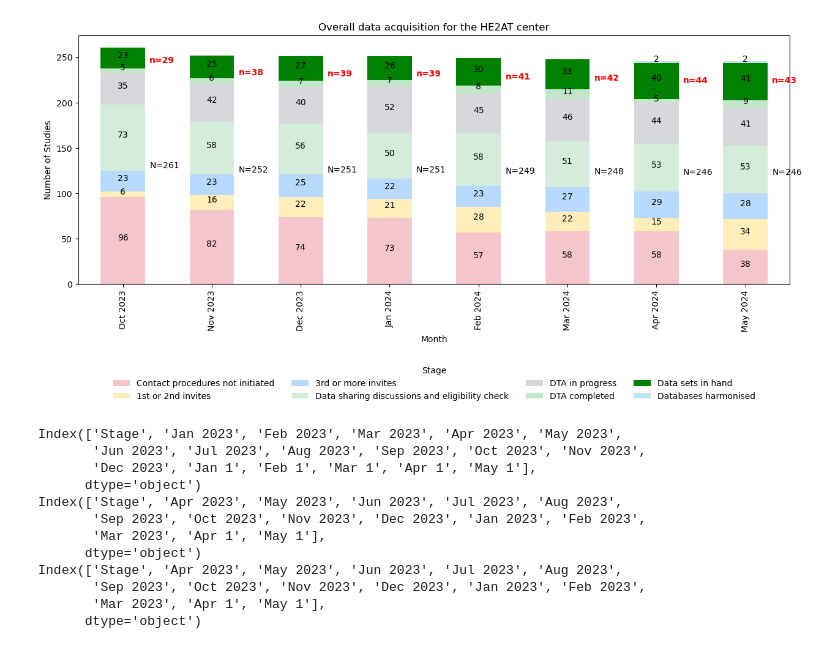
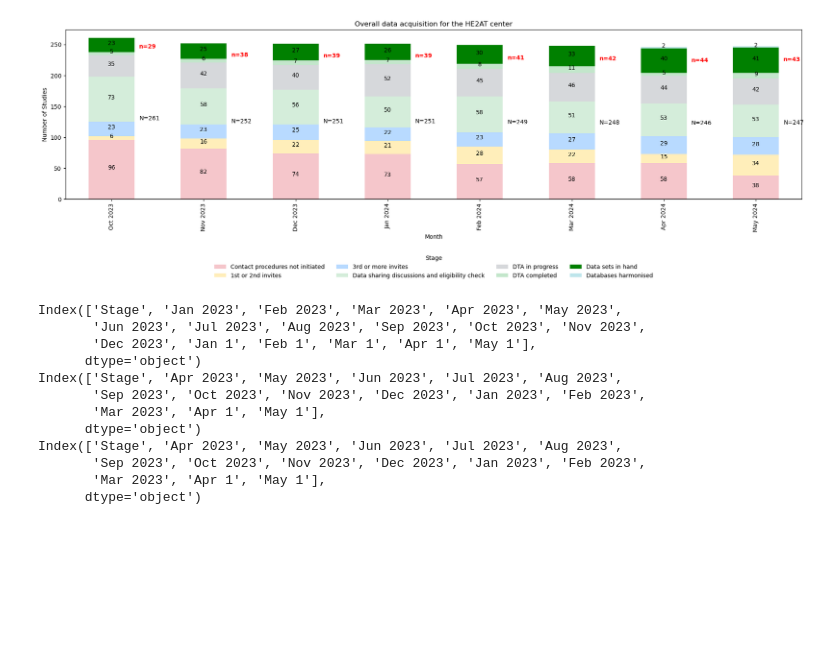
Before and after one commit to Logic06183/Heat_Project, a Jupyter notebook: RP2_report_0425.ipynb, the cells around one changed output. Cells and saved outputs as stored; diff of their text form; code cells hidden in the pictures; blank space fills up the shorter version.

```diff
--- a/RP2_report_0425.ipynb
+++ b/RP2_report_0425.ipynb
@@ -487,35 +343,35 @@ def plot_cumulative_stacked_bar_chart(dfs, title, last_n_months=8, color_map=Non
         labels = [f'{v.get_height():.0f}' if v.get_height() != 0 else '' for v in bar]
         ax.bar_label(bar, labels=labels, label_type='center', padding=3)
 
     for i, month in enumerate(transposed_df.index):
         month_data = transposed_df.loc[month]
         cumulative_height = float(month_data.drop('Ineligible/declined participation/data currently unavailable', errors='ignore').sum())
         excluded_height = float(month_data.get('Ineligible/declined participation/data currently unavailable', 0))
 
         x_position = i + 0.5
         # Adjust the positions of the N= and n= labels
         ax.text(i + 0.3, cumulative_height / 2, f"N={cumulative_height:.0f}", ha='left', va='center')
         if excluded_height > 0:
             ax.text(i + 0.3, cumulative_height - (excluded_height / 2), f"n={excluded_height:.0f}", ha='left', va='center', color='red', fontsize=10, fontweight='bold')
 
     ax.set_xticklabels([x.strftime('%b %Y') for x in transposed_df.index])
     ax.legend(title='Stage', loc='upper center', bbox_to_anchor=(0.5, -0.3), ncol=len(stage_order)//2, frameon=False)
-    plt.subplots_adjust(bottom=0.3)
+    plt.subplots_adjust(bottom=0.3, right=1.3)
     ax.set_title(title)
     ax.set_xlabel('Month')
     ax.set_ylabel('Number of Studies')
     plt.show()
 
 # Plot the cumulative graph
 plot_cumulative_stacked_bar_chart(
     [df_rp1, df_abj, df_jhb],
     'Overall data acquisition for the HE2AT center',
     last_n_months=8,
     color_map=color_map,
     stage_order=stage_order
 )
 # %% [output]
-[figure, old version]
+[figure, new version]
 # %%
 import pandas as pd
 import matplotlib.pyplot as plt
```
Also changed, not shown: parts of 8 cells of this notebook, 1 other file.
